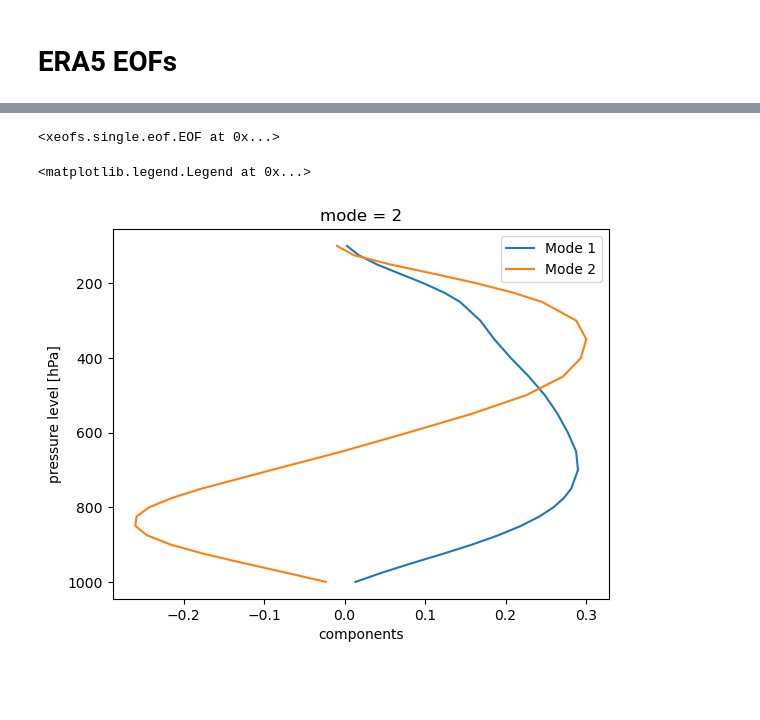
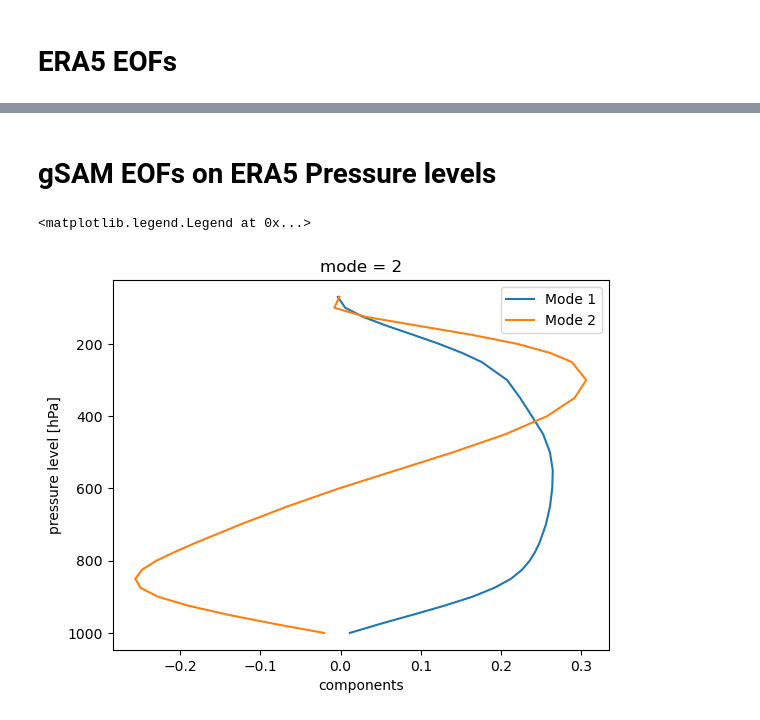
Before and after one commit to pedroanguloumana/scale_interaction_in_gsam, a Jupyter notebook: processing/Compute_Large-Scale_EOFs.ipynb, the cells around one changed output, grey strips where cells are left out. Drawn from its saved outputs; the diff is of its cells as text; code cells hidden in the pictures; blank space fills up the shorter version.

```diff
--- a/processing/Compute_Large-Scale_EOFs.ipynb
+++ b/processing/Compute_Large-Scale_EOFs.ipynb
@@ -60,7 +72,0 @@ mass_flux = mass_flux.isel(time=mass_flux.time.dt.year==2020)
-# %%
-# Compute EOFs and PCs using XEOFs package
-#
-model = xe.single.EOF(n_modes=10, center=False)
-model.fit(mass_flux, ('latitude', 'longitude', 'time'))
-# %% [output]
-<xeofs.single.eof.EOF at 0x...>
@@ -72,11 +73,36 @@ model.save(save_path, engine='netcdf4')
+# %% [markdown]
+# gSAM EOFs on ERA5 Pressure levels
 # %%
+# Get coarse files
+#
+w = load_coarse_gsam_w()
+rho = load_gsam_reference_profiles().rho.sel(z=w.z)
+mass_flux = w * rho
+# Get pressure value for each vertical level
+#
+p = load_gsam_reference_profiles().p
+p = p.sel(z=w.z)
+mass_flux_p = mass_flux.assign_coords({'z': p}).rename({'z': 'level'})
+# Interpolate to ERA5 pressure levels
+#
+era5_levels = load_coarse_era5_w().level
+mass_flux_interp = mass_flux_p.interp(level=era5_levels)
+# Compute EOFs and PCs using XEOFs package
+#
+model = xe.single.EOF(n_modes=8, center=False)
+model.fit(mass_flux_interp, ('lat', 'lon', 'time'))
+# Save the outputs
+#
+save_path = get_project_data_dir() + f'gsam_era5_levels_coarse_eofs_pcs.nc'
+model.save(save_path, engine='netcdf4')
 # Vertify that the model is ok
+#
 loaded_model = xe.single.EOF.load(save_path, engine='netcdf4')
 loaded_model.components().sel(mode=1).plot(y='level', label='Mode 1')
 loaded_model.components().sel(mode=2).plot(y='level', label='Mode 2')
 plt.gca().invert_yaxis()
 plt.ylim(None, None)
 plt.legend()
 # %% [output]
 <matplotlib.legend.Legend at 0x...>
-[figure, old version]
+[figure, new version]
```
Also changed, not shown: parts of 7 cells of this notebook, 8 other files.
